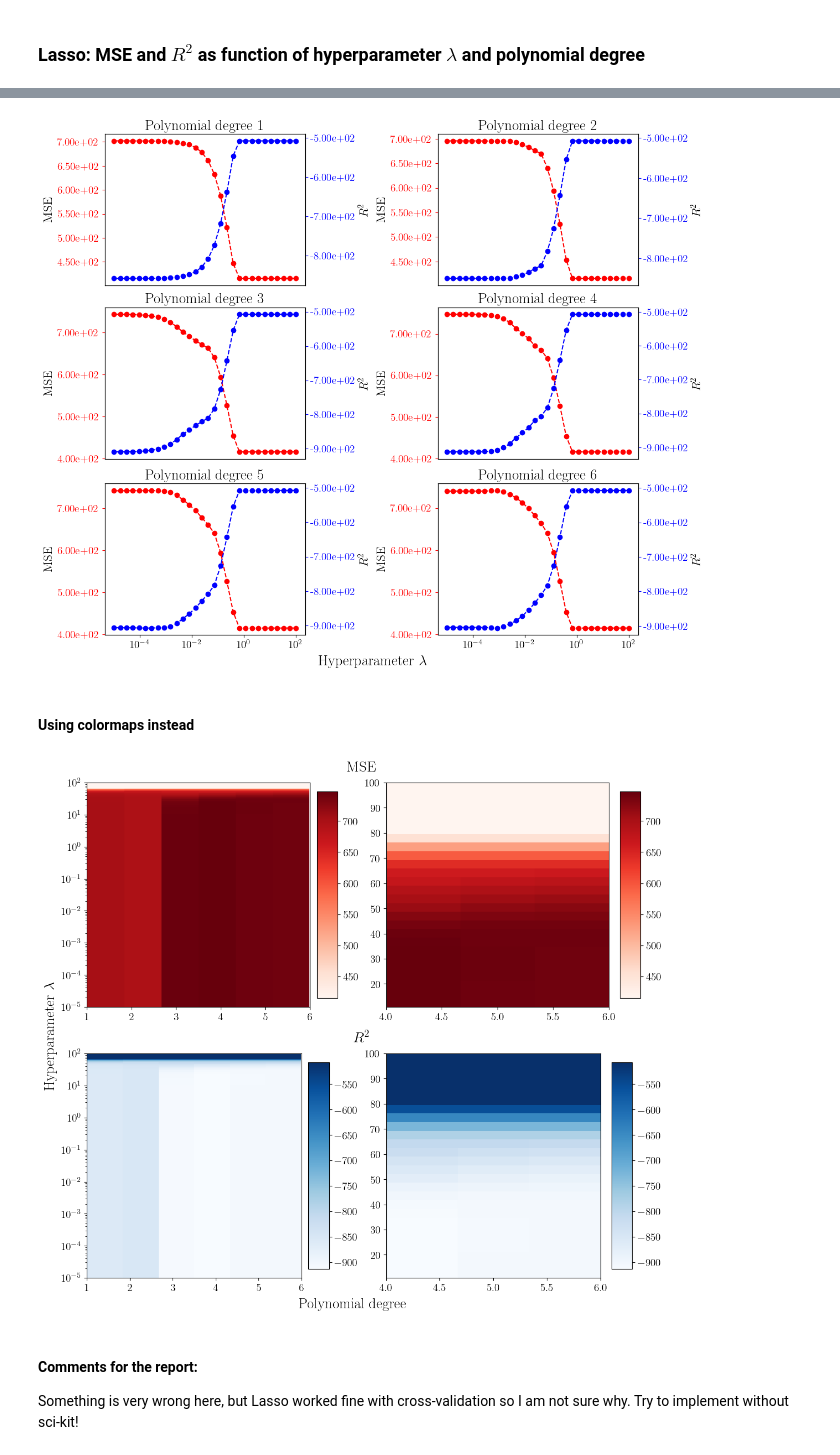
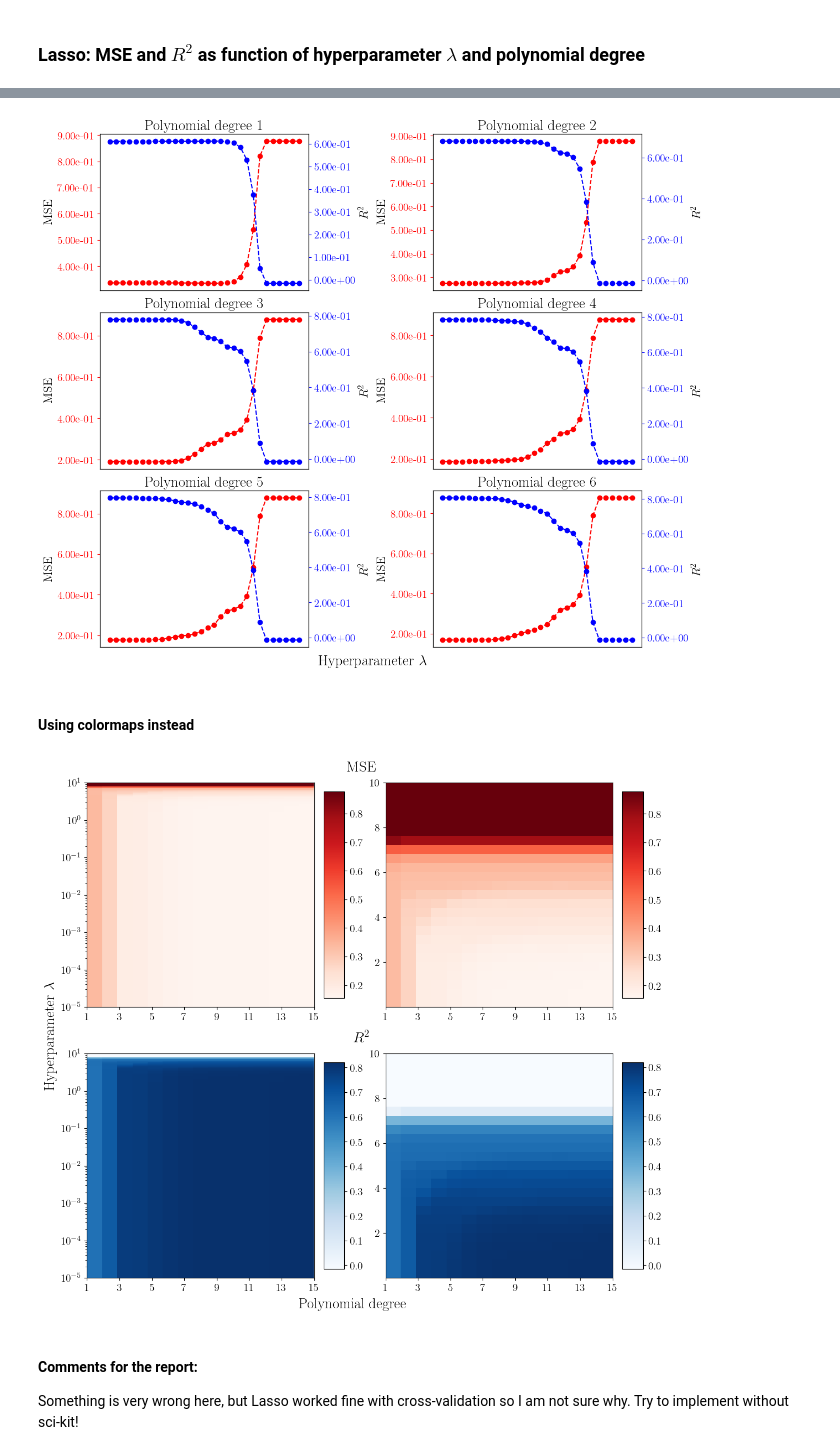
Before and after one commit to Oskar-Idland/FYS-STK4155-Projects, a Jupyter notebook: src/franke.ipynb, the cells around one changed output, grey strips where cells are left out. Saved outputs shown, nothing was run; the diff lists cells and outputs as text; code cells hidden in the pictures.

Commit message:
updated Lasso intercept

```diff
--- a/src/franke.ipynb
+++ b/src/franke.ipynb
@@ -69,7 +69,7 @@ R2_scaled_list = []
 degrees = range(1, 7)
 for degree in degrees:
     # Raw
-    MSE_raw, R2_raw, β_raw = OLS(x, y, z, degree, scale = False, seed = seed, intercept = True, return_beta = True)
+    MSE_raw, R2_raw, β_raw = OLS(x, y, z, degree, scale = False, seed = seed, return_beta = True)
 
     MSE_raw_list.append(MSE_raw)
     R2_raw_list.append(R2_raw)
@@ -165,8 +165,8 @@ xx, yy = np.meshgrid(x, y)
 x.reshape(-1, 1); y.reshape(-1, 1)
 z = (FrankeFunction(xx, yy) + np.random.normal(0, 0.1, (N, N))).reshape(-1, 1)
 
-lambdas = np.logspace(-7, 0, 30)
-degrees = range(1, 7)
+lambdas = np.logspace(-5, 1, 30)
+degrees = range(1, 16)
 
 MSE_Ridge = np.zeros((len(degrees), len(lambdas)))
 R2_Ridge = np.zeros((len(degrees), len(lambdas)))
@@ -216,7 +214,7 @@ plt.show()
 values = [MSE_Ridge, R2_Ridge]
 titles = ["MSE", r"$R^2$"]
 cmaps = ["Reds", "Blues"]
-extents = [[np.min(degrees), np.max(degrees), np.min(lambdas), np.max(lambdas)], [np.min(degrees[-3:]), np.max(degrees[-3:]), np.min(lambdas[-5:]), np.max(lambdas[-5:])]]
+extents = [[np.min(degrees), np.max(degrees), np.min(lambdas), np.max(lambdas)], [np.min(degrees[6:]), np.max(degrees[6:]), np.min(lambdas[5:]), np.max(lambdas[5:])]]
 
 fig = plt.figure(figsize = (11.25, 10), constrained_layout = True)
 subfigs = fig.subfigures(2, 1)
@@ -224,11 +222,11 @@ im = []
 for i in range(2):
     axs = subfigs[i].subplots(1, 2)
     subfigs[i].suptitle(titles[i])
-    # axs[1].set_yticks([]) #TODO remove
     axs[0].set_yscale("log")
     for j in range(2):
-        im.append(axs[j].imshow(values[i].T[::-1][4:, 3:] if j == 1 else values[i].T[::-1], cmap = cmaps[i], aspect = "auto", extent = extents[j]))
+        im.append(axs[j].imshow(values[i].T[5:, 6:][::-1] if j == 1 else values[i].T[::-1], cmap = cmaps[i], aspect = "auto", extent = extents[j]))
         plt.colorbar(im[-1], ax = axs[j], pad = 0.02, shrink = 0.92, aspect = 10)
+        axs[j].set_xticks(degrees[::2] if j == 0 else degrees[6:])
 fig.supxlabel("Polynomial degree")
 fig.supylabel(r"Hyperparameter $\lambda$")
 plt.savefig("../figs/b_MSE_R2_imshow.pdf")
@@ -253,9 +249,8 @@ xx, yy = np.meshgrid(x, y)
 x.reshape(-1, 1); y.reshape(-1, 1)
 z = (FrankeFunction(xx, yy) + np.random.normal(0, 0.1, (N, N))).reshape(-1, 1)
 
-lambdas = np.logspace(-5, 2, 30)
-# lambdas = np.logspace(-7, 0, 30) #TODO choose one
-degrees = range(1, 7)
+lambdas = np.logspace(-5, 1, 30)
+degrees = range(1, 16)
 
 MSE_Lasso = np.zeros((len(degrees), len(lambdas)))
 R2_Lasso = np.zeros((len(degrees), len(lambdas)))
@@ -296,6 +291,6 @@ fig.supxlabel(r'Hyperparameter $\lambda$')
 plt.savefig("../figs/c_MSE_R2.pdf")
 plt.show()
 # %% [output]
-[figure, old version]
+[figure, new version]
 # %% [markdown]
 #### Using colormaps instead
@@ -304,26 +297,26 @@ plt.show()
 # %%
 values = [MSE_Lasso, R2_Lasso]
 titles = ["MSE", r"$R^2$"]
 cmaps = ["Reds", "Blues"]
-extents = [[np.min(degrees), np.max(degrees), np.min(lambdas), np.max(lambdas)], [np.min(degrees[-3:]), np.max(degrees[-3:]), np.min(lambdas[-5:]), np.max(lambdas[-5:])]]
+extents = [[np.min(degrees), np.max(degrees), np.min(lambdas), np.max(lambdas)], [np.min(degrees), np.max(degrees), np.min(lambdas[5:]), np.max(lambdas[5:])]]
 
 fig = plt.figure(figsize = (11.25, 10), constrained_layout = True)
 subfigs = fig.subfigures(2, 1)
 im = []
 for i in range(2):
     axs = subfigs[i].subplots(1, 2)
     subfigs[i].suptitle(titles[i])
-    # axs[1].set_yticks([]) #TODO remove
     axs[0].set_yscale("log")
     for j in range(2):
-        im.append(axs[j].imshow(values[i].T[::-1][4:, 3:] if j == 1 else values[i].T[::-1], cmap = cmaps[i], aspect = "auto", extent = extents[j]))
+        im.append(axs[j].imshow(values[i].T[5:][::-1] if j == 1 else values[i].T[::-1], cmap = cmaps[i], aspect = "auto", extent = extents[j]))
         plt.colorbar(im[-1], ax = axs[j], pad = 0.02, shrink = 0.92, aspect = 10)
+        axs[j].set_xticks(degrees[::2])
 fig.supxlabel("Polynomial degree")
 fig.supylabel(r"Hyperparameter $\lambda$")
 plt.savefig("../figs/c_MSE_R2_imshow.pdf")
 plt.show()
 # %% [output]
-[figure, old version]
+[figure, new version]
 # %% [markdown]
 #### Comments for the report:
 
```
Also changed, not shown: parts of 16 cells of this notebook, 14 other files.
